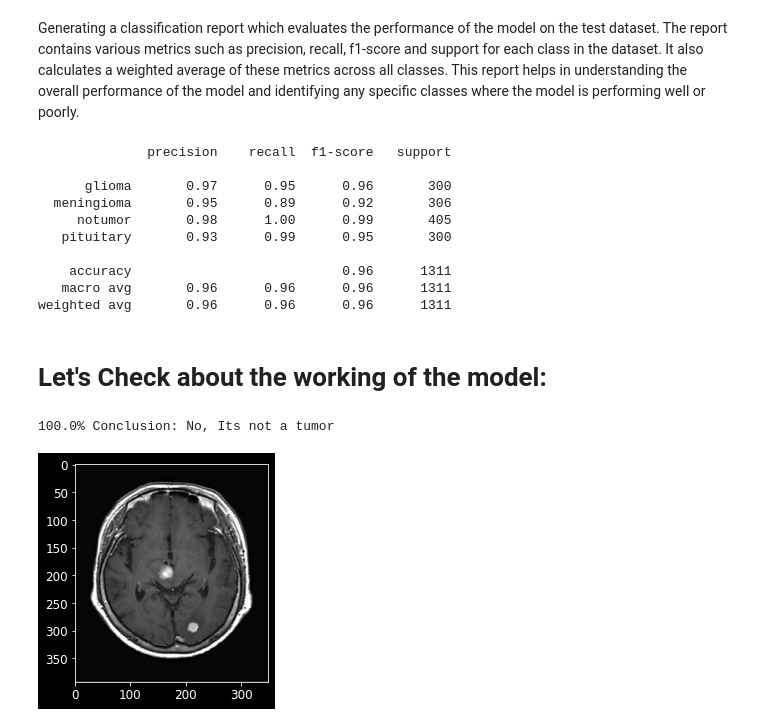
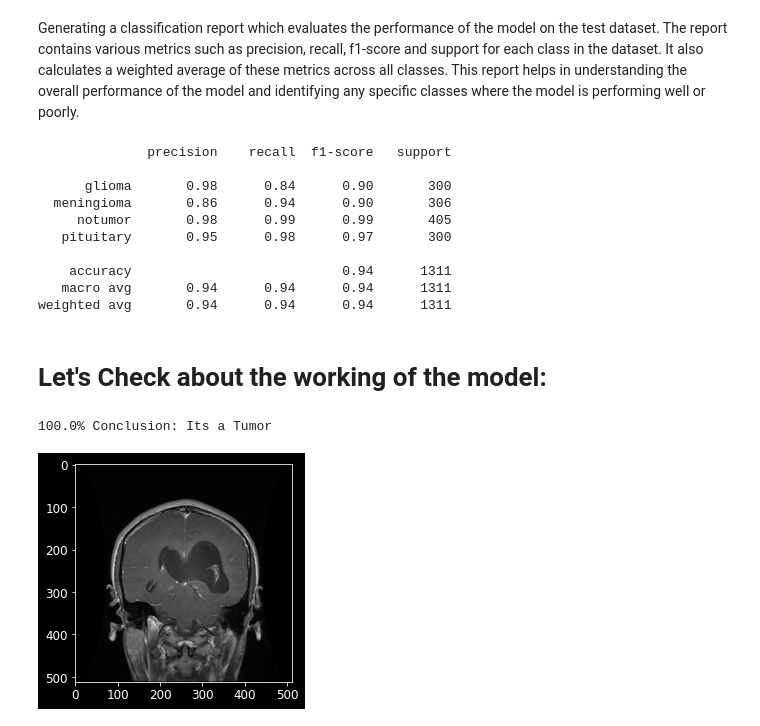
Before and after one commit to theheemalichaudhari/Data-Analytics, a Jupyter notebook: brain-tumour-detection-using-deep-learning.ipynb, the cells around one changed output. Drawn from its saved outputs; the diff is of its cells as text; code cells hidden in the pictures.

Commit message:
Kaggle Notebook | Brain Tumour Detection Using Deep Learning | Version 5

```diff
--- a/brain-tumour-detection-using-deep-learning.ipynb
+++ b/brain-tumour-detection-using-deep-learning.ipynb
@@ -277,7 +274,7 @@ The batch_size variable is set to 20, which means that the model will be trained
 # %%
 batch_size = 20
 steps = int(len(train_paths)/batch_size)
-epochs = 4
+epochs = 5
 history = model.fit(datagen(train_paths, train_labels, batch_size=batch_size, epochs=epochs),
                     epochs=epochs, steps_per_epoch=steps)
 # %% [output]
@@ -327,14 +325,14 @@ print(classification_report(y_true, y_pred))
 # %% [output]
               precision    recall  f1-score   support
 
-      glioma       0.97      0.95      0.96       300
-  meningioma       0.95      0.89      0.92       306
-     notumor       0.98      1.00      0.99       405
-   pituitary       0.93      0.99      0.95       300
+      glioma       0.98      0.84      0.90       300
+  meningioma       0.86      0.94      0.90       306
+     notumor       0.98      0.99      0.99       405
+   pituitary       0.95      0.98      0.97       300
 
-    accuracy                           0.96      1311
-   macro avg       0.96      0.96      0.96      1311
-weighted avg       0.96      0.96      0.96      1311
+    accuracy                           0.94      1311
+   macro avg       0.94      0.94      0.94      1311
+weighted avg       0.94      0.94      0.94      1311
 # %% [markdown]
 # Let's Check about the working of the model:
 # %%
@@ -347,13 +345,13 @@ def names(number):
 from PIL import Image
 # %%
 from matplotlib.pyplot import imshow
-img = Image.open(r"../input/brain-mri-images-for-brain-tumor-detection/no/N17.jpg")
+img = Image.open(r"/kaggle/input/brain-tumor-mri-dataset/Training/glioma/Tr-glTr_0002.jpg")
 x = np.array(img.resize((128,128)))
 x = x.reshape(1,128,128,3)
 res = model.predict_on_batch(x)
 classification = np.where(res == np.amax(res))[1][0]
 imshow(img)
 print(str(res[0][classification]*100) + '% Conclusion: ' + names(classification))
 # %% [output]
-100.0% Conclusion: No, Its not a tumor
+100.0% Conclusion: Its a Tumor
-[figure, old version]
+[figure, new version]
```
Also changed, not shown: parts of 10 cells of this notebook.
